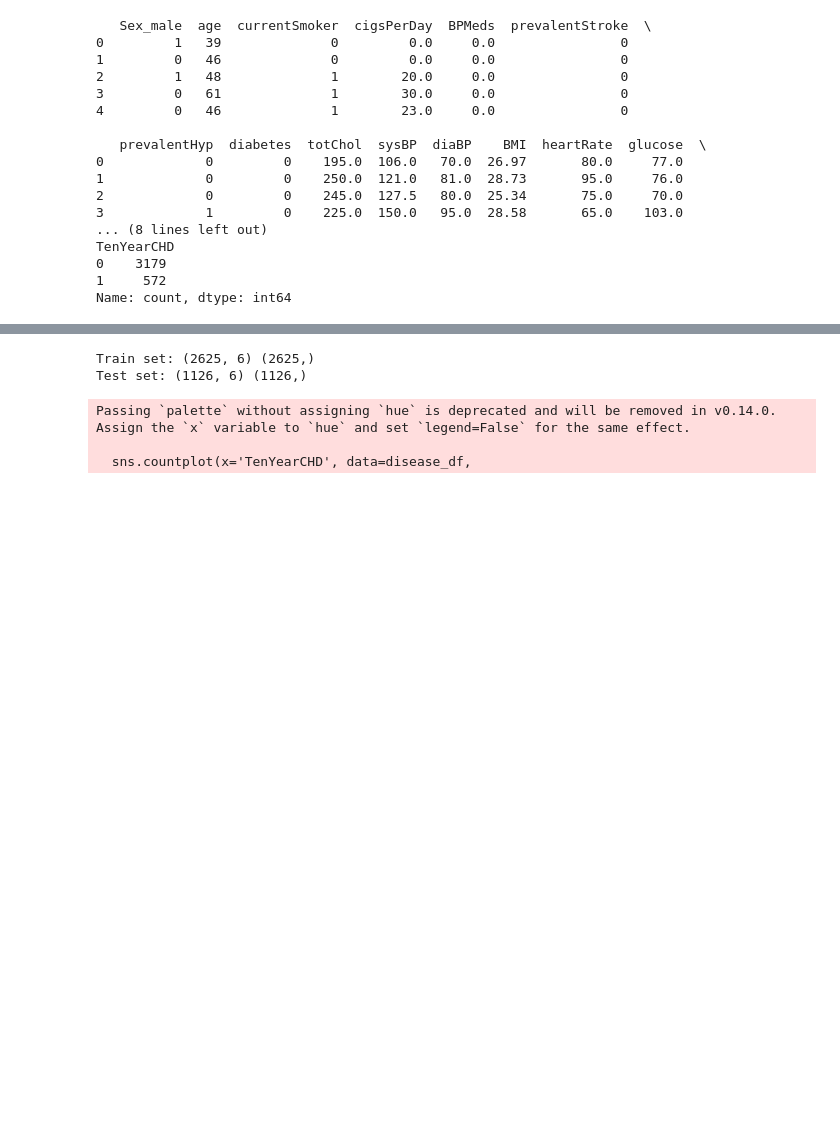
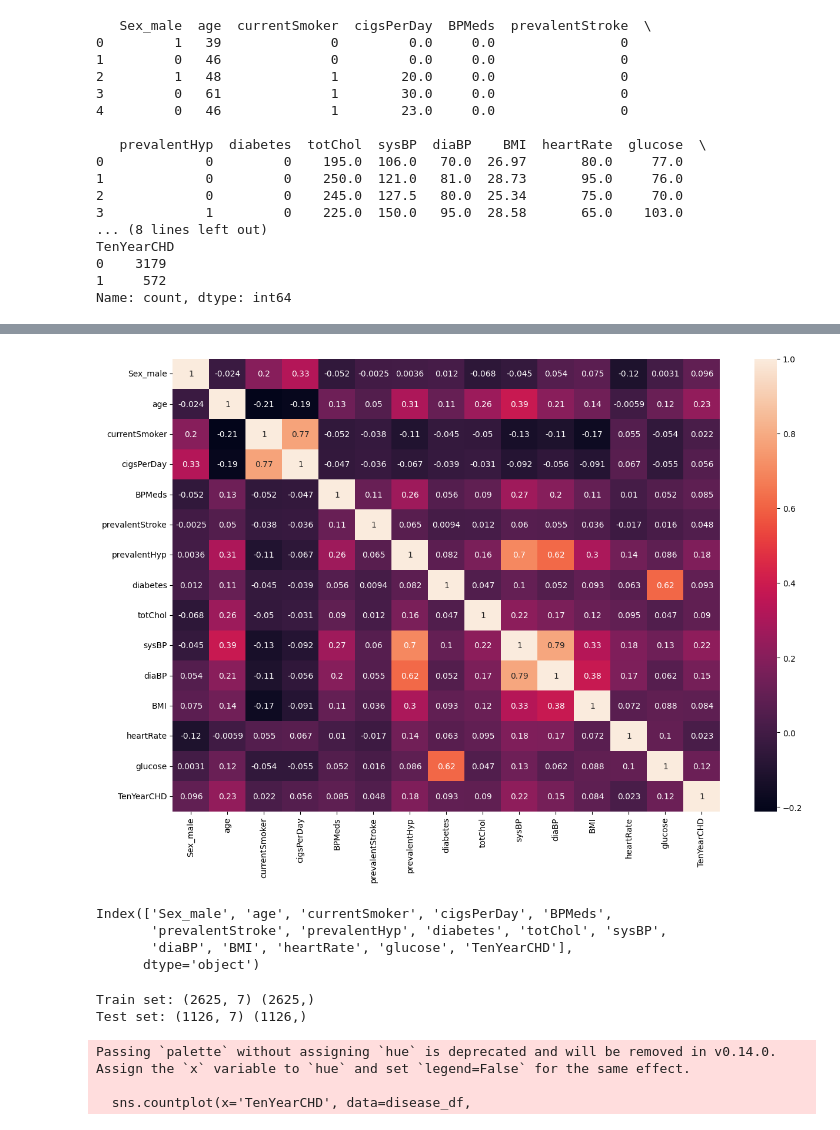
Before and after one commit to SheilaMumbi/Emobilis-Project, a Jupyter notebook: Heart_Disease_Prediction.ipynb, the cells around one changed output, grey strips where cells are left out. Cells and saved outputs as stored; diff of their text form; code cells hidden in the pictures; blank space fills up the shorter version.

```diff
--- a/Heart_Disease_Prediction.ipynb
+++ b/Heart_Disease_Prediction.ipynb
@@ -13,7 +13,7 @@ import matplotlib.mlab as mlab
 import seaborn as sns
 # %%
 # dataset
-disease_df = pd.read_csv("/content/framingham.csv")
+disease_df = pd.read_csv("drive/MyDrive/datasets/framingham.csv")
 disease_df.drop(['education'], inplace = True, axis = 1)
 disease_df.rename(columns ={'male':'Sex_male'}, inplace = True)
 
@@ -65,21 +117,46 @@ Name: count, dtype: int64
+# %%
+# correlation heatmap
+
+plt.figure(figsize = (15, 10))
+sns.heatmap(disease_df.corr(), annot = True)
+plt.show()
+# %% [output]
+[figure, added]
+# %%
+disease_df.columns
+# %% [output]
+Index(['Sex_male', 'age', 'currentSmoker', 'cigsPerDay', 'BPMeds',
+       'prevalentStroke', 'prevalentHyp', 'diabetes', 'totChol', 'sysBP',
+       'diaBP', 'BMI', 'heartRate', 'glucose', 'TenYearCHD'],
+      dtype='object')
 # %%
-X = np.asarray(disease_df[['age', 'Sex_male', 'cigsPerDay',
-                           'totChol', 'sysBP', 'glucose']])
+# X = np.asarray(disease_df[['age', 'Sex_male', 'cigsPerDay',
+#                            'totChol', 'sysBP', 'glucose']])
+
+# X = np.asarray(disease_df[['age', 'Sex_male', 'cigsPerDay',
+#                            'totChol', 'sysBP', 'glucose', 'currentSmoker', 'BPMeds', 'prevalentStroke', 'prevalentHyp', 'diabetes', 'diaBP', 'heartRate']])
 y = np.asarray(disease_df['TenYearCHD'])
 
 # normalization of the dataset
-X = preprocessing.StandardScaler().fit(X).transform(X)
+scaled_cols = disease_df[["age", "cigsPerDay", "totChol", "sysBP", "glucose", "diaBP", "heartRate"]]
+
+
+# X = preprocessing.StandardScaler().fit(X).transform(X)
+
+X = preprocessing.StandardScaler().fit_transform(scaled_cols)
+
 
 # Train-and-Test -Split
 from sklearn.model_selection import train_test_split
+
 X_train, X_test, y_train, y_test = train_test_split(
         X, y, test_size = 0.3, random_state = 4)
 
 print ('Train set:', X_train.shape,  y_train.shape)
 print ('Test set:', X_test.shape,  y_test.shape)
 # %% [output]
-Train set: (2625, 6) (2625,)
-Test set: (1126, 6) (1126,)
+Train set: (2625, 7) (2625,)
+Test set: (1126, 7) (1126,)
 # %%
 # counting no. of patients affected with CHD
 plt.figure(figsize=(7, 5))
```
Also changed, not shown: parts of 10 cells of this notebook.
